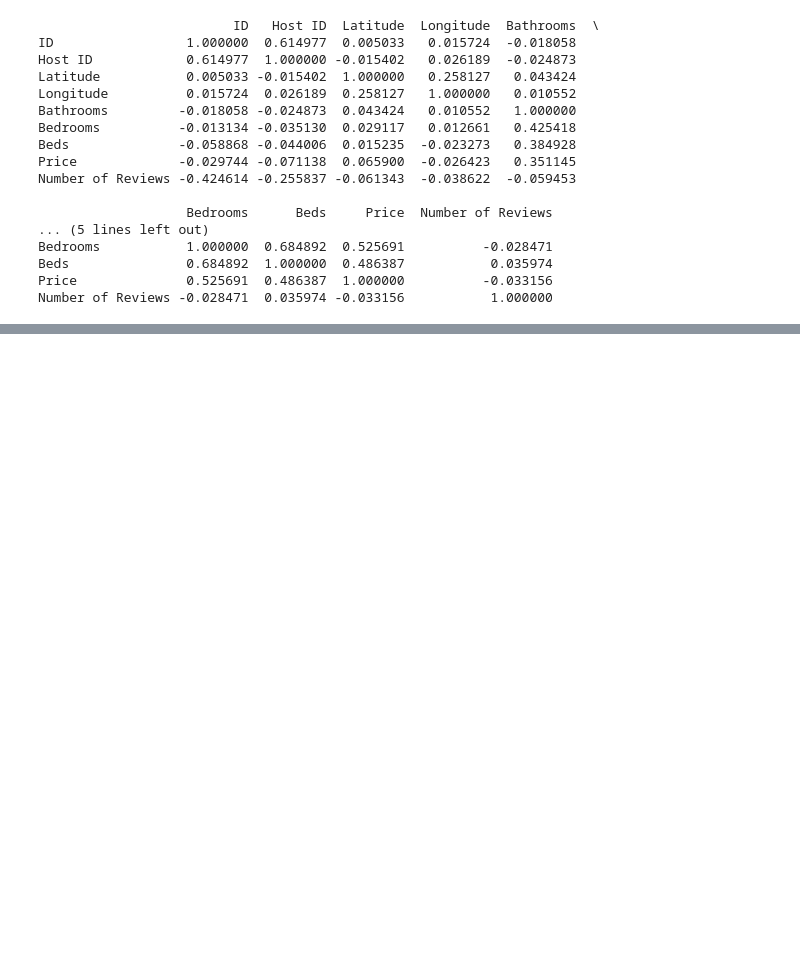
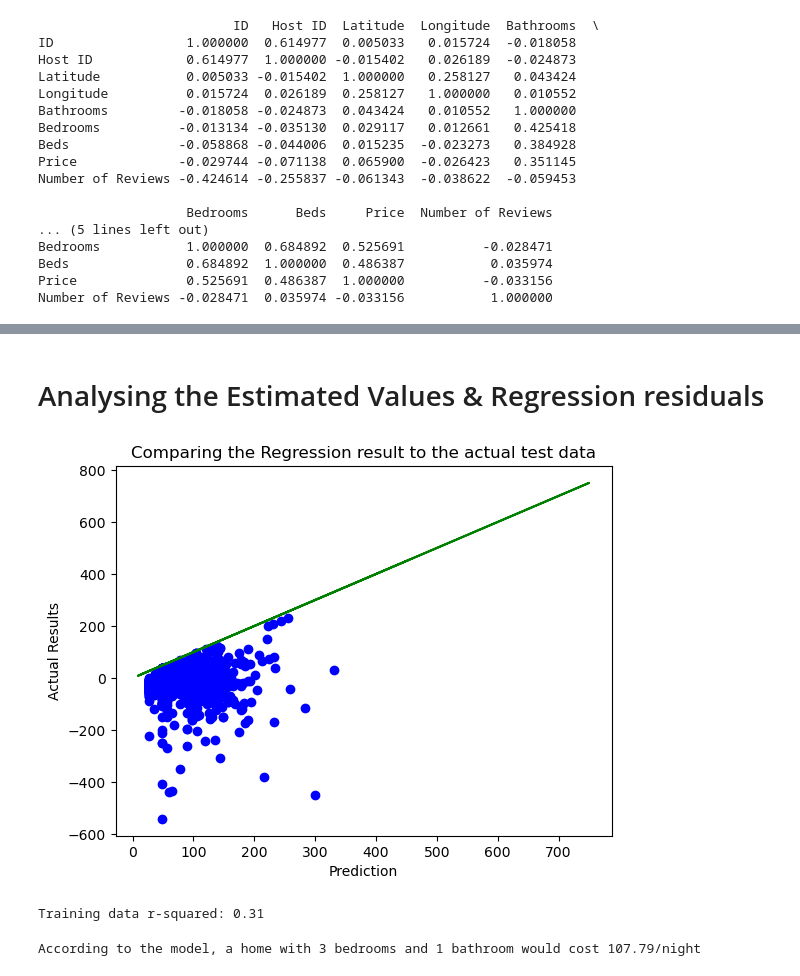
Before and after one commit to AnaGallegos/Proyecto-Final-KC-Data-Grupo-3, a Jupyter notebook: CollabGrupal.ipynb, the cells around one changed output, grey strips where cells are left out. Saved outputs shown, nothing was run; the diff lists cells and outputs as text; code cells hidden in the pictures; blank space fills up the shorter version.

```diff
--- a/CollabGrupal.ipynb
+++ b/CollabGrupal.ipynb
@@ -465,0 +474,7 @@ Number of Reviews -0.028471  0.035974 -0.033156           1.000000
+# %%
+x_train, x_test, y_train, y_test = train_test_split(
+    df[['Bedrooms','Bathrooms', 'Beds']],
+    df['Price'],
+    test_size=0.2,
+    random_state=10
+)
@@ -465,0 +495,30 @@ Number of Reviews -0.028471  0.035974 -0.033156           1.000000
+# %% [markdown]
+# Analysing the Estimated Values & Regression residuals
+# %%
+y_pred_multi = multi_regression.predict(x_test)
+residuals = y_pred_multi - y_test
+# %%
+plt.title('Comparing the Regression result to the actual test data')
+
+plt.scatter(y_pred_multi, residuals, color ='b')
+plt.plot( y_test, y_test, color ='g')
+
+plt.ylabel('Actual Results')
+plt.xlabel('Prediction')
+
+plt.show()
+# %% [output]
+[figure, added]
+# %%
+rsquared = multi_regression.score(x_train, y_train)
+print(f'Training data r-squared: {rsquared:.2}')
+
+# Sin beds da r = 0.25 se decide incluir beds
+# %% [output]
+Training data r-squared: 0.31
+# %%
+example = pd.DataFrame.from_dict({'Bedrooms':[3],'Bathrooms':[1],'Beds':[3]})
+prediction = multi_regression.predict(example)[0]
+print(f"According to the model, a home with 3 bedrooms, 3 beds and 1 bathroom would cost {prediction:.2f}/night")
+# %% [output]
+According to the model, a home with 3 bedrooms and 1 bathroom would cost 107.79/night
```
Also changed, not shown: parts of 6 cells of this notebook.
